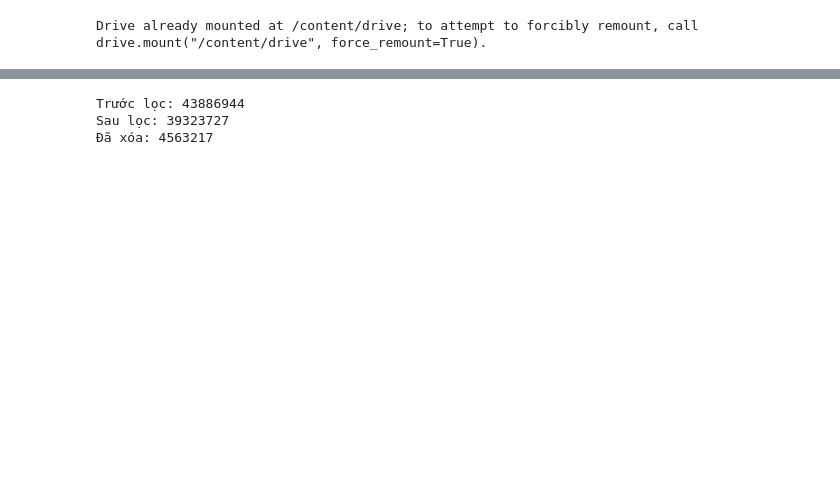
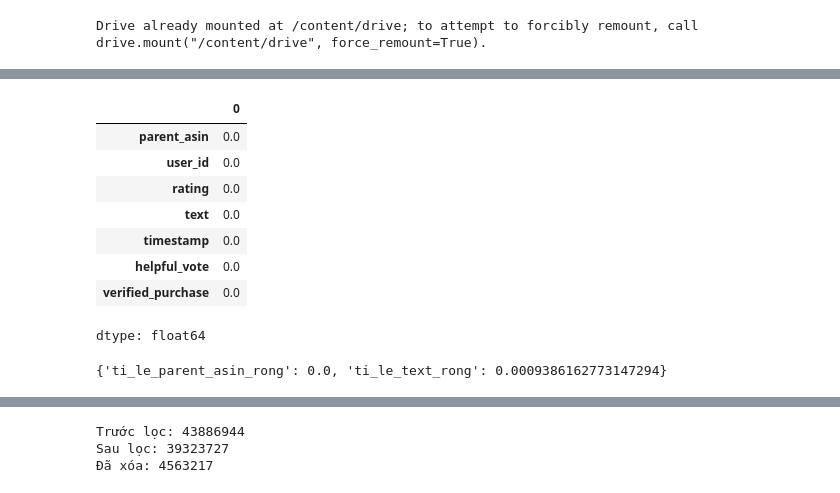
Before and after one commit to OuyangXuelili/BigData, a Jupyter notebook: lam_sach_data.ipynb, the cells around one changed output, grey strips where cells are left out. Cells and saved outputs as stored; diff of their text form; code cells hidden in the pictures; blank space fills up the shorter version.

```diff
--- a/lam_sach_data.ipynb
+++ b/lam_sach_data.ipynb
@@ -57,2 +56,23 @@ timestamp              0
+# %%
+#check missing
+missing = reviews.isna().mean().compute().sort_values(ascending=False)
+missing
+# %% [output]
+|  | 0 |
+| parent_asin | 0.0 |
+| user_id | 0.0 |
+| rating | 0.0 |
+| text | 0.0 |
+| timestamp | 0.0 |
+| helpful_vote | 0.0 |
+| verified_purchase | 0.0 |
+dtype: float64
+# %%
+parent_empty = (reviews["parent_asin"].astype("string").str.strip() == "").mean().compute()
+text_empty = (reviews["text"].astype("string").str.strip() == "").mean().compute()
+
+{"ti_le_parent_asin_rong": float(parent_empty), "ti_le_text_rong": float(text_empty)}
+# %% [output]
+{'ti_le_parent_asin_rong': 0.0, 'ti_le_text_rong': 0.0009386162773147294}
 # %%
 # Tạo độ dài review
```
Also changed, not shown: parts of 36 cells of this notebook.
